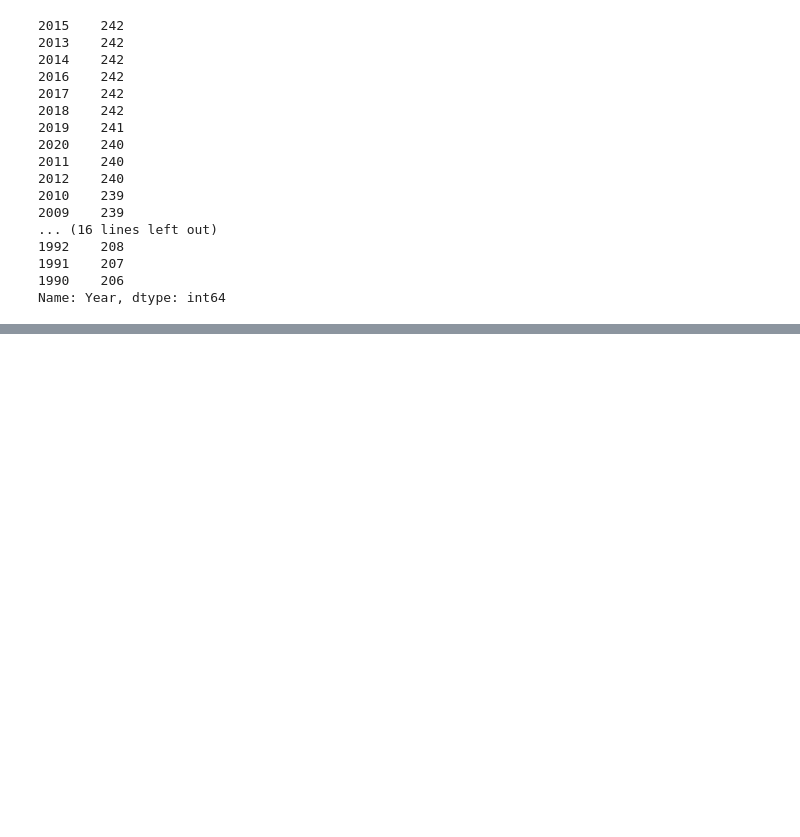
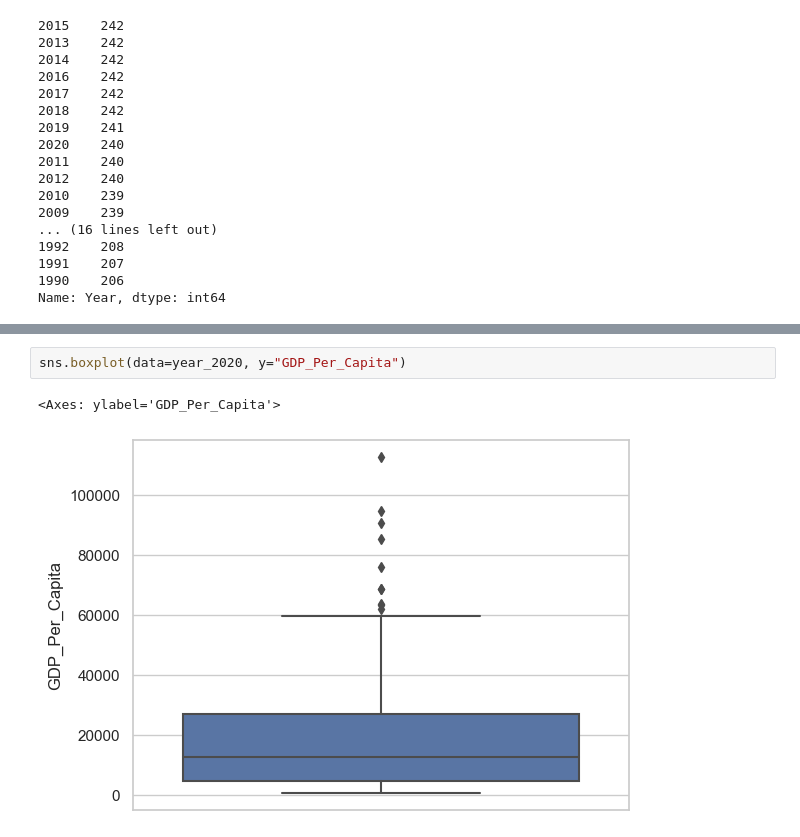
Before and after one commit to NSS-Full-Time-Data-Analytics-11/un-project-JenHall82, a Jupyter notebook: notebooks/un_project.ipynb, the cells around one changed output, grey strips where cells are left out. Cells and saved outputs as stored; diff of their text form; blank space fills up the shorter version.

```diff
--- a/notebooks/un_project.ipynb
+++ b/notebooks/un_project.ipynb
@@ -113,0 +148,5 @@ gdp_df = sns.load_dataset('iris')
+# %%
+sns.boxplot(data=year_2020, y="GDP_Per_Capita")
+# %% [output]
+<Axes: ylabel='GDP_Per_Capita'>
+[figure, added]
```
Also changed, not shown: parts of 23 cells of this notebook.
